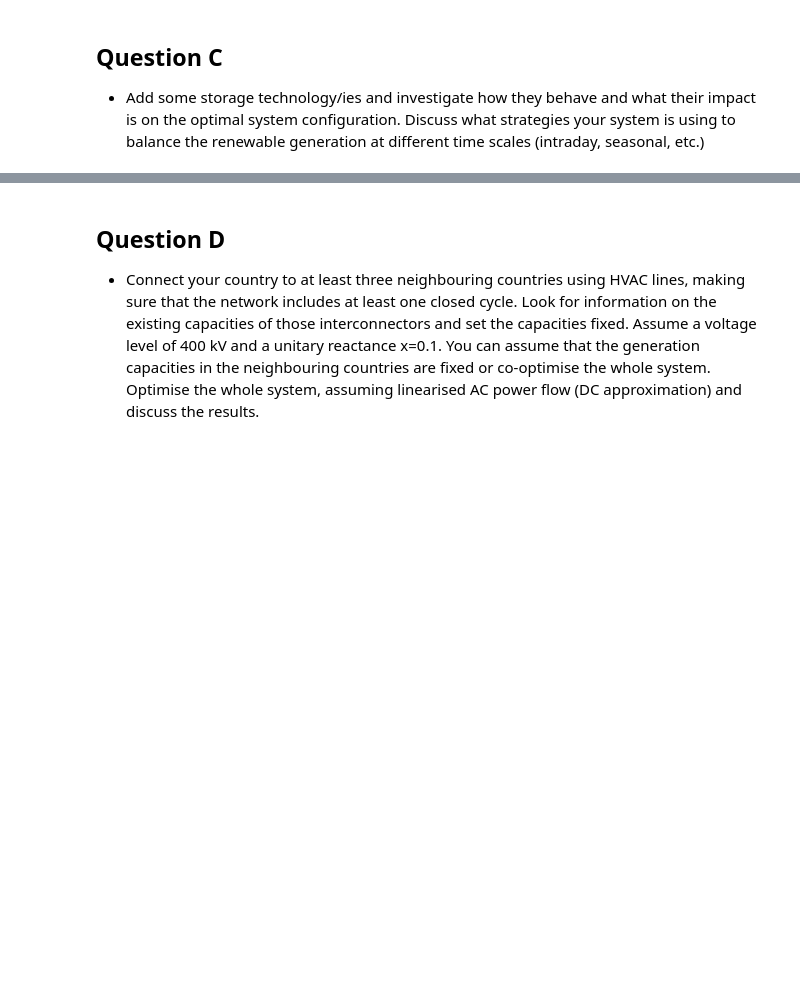
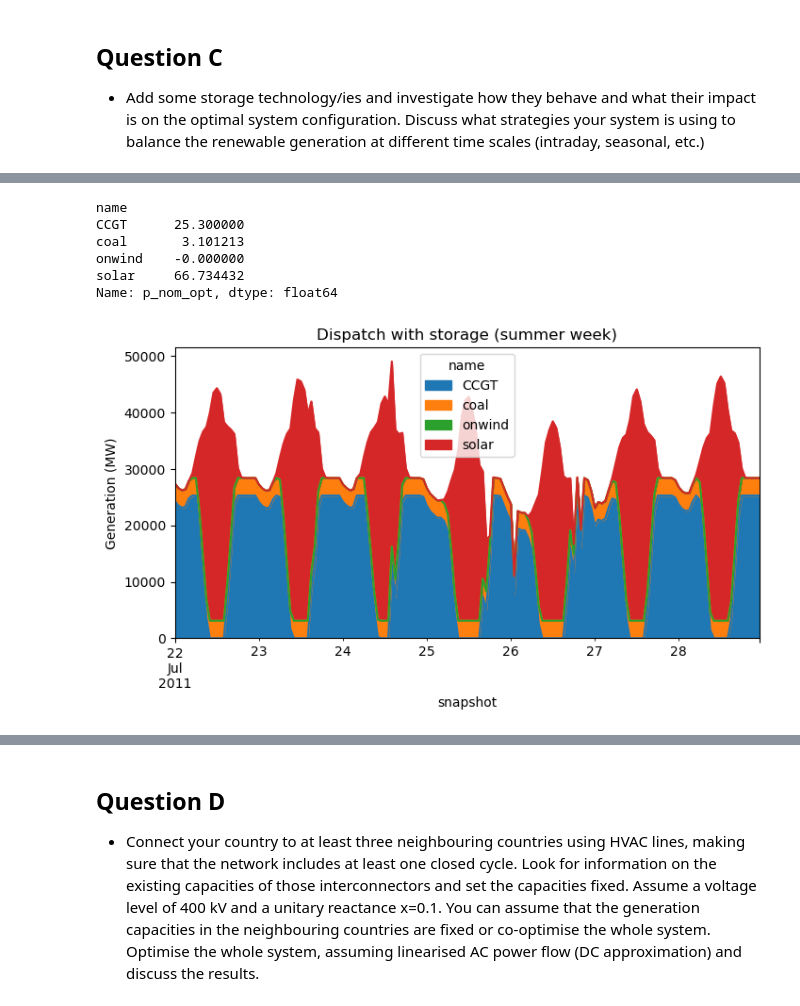
Before and after one commit to martaibaiao/integrated-energy-grids_project, a Jupyter notebook: project_part1.ipynb, the cells around one changed output, grey strips where cells are left out. Cells and saved outputs as stored; diff of their text form; code cells hidden in the pictures; blank space fills up the shorter version.

```diff
--- a/project_part1.ipynb
+++ b/project_part1.ipynb
@@ -352,0 +400,9 @@ Plot the average capacity and variability obtained for every generator using dif
+# %%
+# add load to the bus
+# load mean electricity consumption (demand), in this case is Spain's electricity demand every hour of 2011
+n.add("Load",
+      "demand", #label, we can call what we want
+      bus="Spain electricity",
+      p_set=data_el[country].values) #p_set, fixed power consumption, the model cannot change this demand
+
+#demand is fixed because demand is inelastic (demand does not respond to price)
@@ -352,0 +487,17 @@ Plot the average capacity and variability obtained for every generator using dif
+# %%
+for df in [n.buses, n.loads, n.generators, n.carriers, n.storage_units]:
+    for col in df.columns:
+        if "ArrowStringArray" in str(type(df[col].array)):
+            df[col] = df[col].astype("object")
+
+n.buses.index = pd.Index(n.buses.index.tolist(), dtype=object)
+n.loads.index = pd.Index(n.loads.index.tolist(), dtype=object)
+n.generators.index = pd.Index(n.generators.index.tolist(), dtype=object)
+n.carriers.index = pd.Index(n.carriers.index.tolist(), dtype=object)
+n.storage_units.index = pd.Index(n.storage_units.index.tolist(), dtype=object)
+
+n.buses.index.name = "name"
+n.loads.index.name = "name"
+n.generators.index.name = "name"
+n.carriers.index.name = "name"
+n.storage_units.index.name = "name"
@@ -352,0 +525,21 @@ Plot the average capacity and variability obtained for every generator using dif
+# %%
+# optimised capacities in GW
+n.generators.p_nom_opt.div(1e3)  # MW -> GW
+# %% [output]
+name
+CCGT      25.300000
+coal       3.101213
+onwind    -0.000000
+solar     66.734432
+Name: p_nom_opt, dtype: float64
+# %%
+dispatch = n.generators_t.p
+
+summer = dispatch.loc["2011-07-22":"2011-07-28"]
+
+summer.plot.area(figsize=(8,4))
+plt.ylabel("Generation (MW)")
+plt.title("Dispatch with storage (summer week)")
+plt.show()
+# %% [output]
+[figure, added]
```
Also changed, not shown: parts of 13 cells of this notebook.
